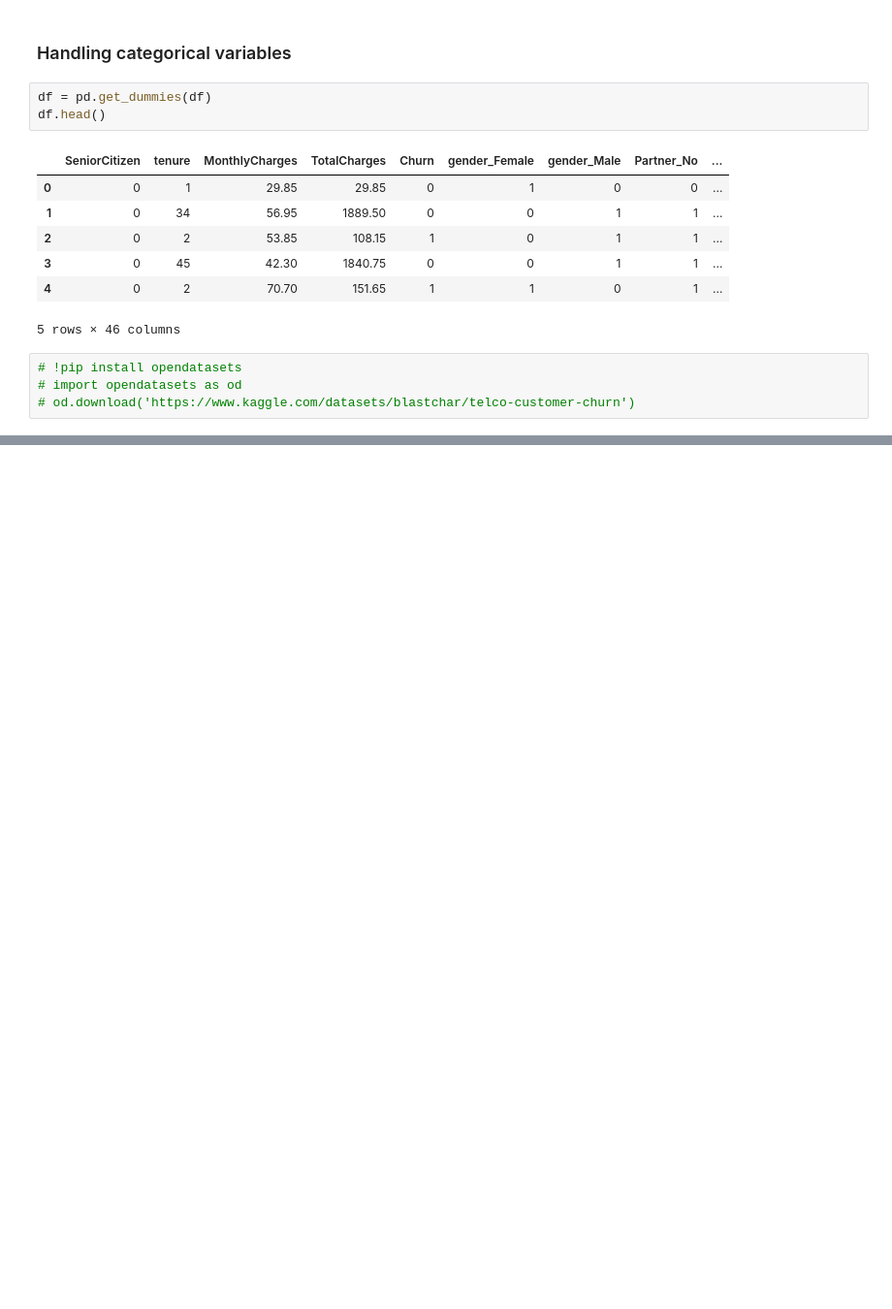
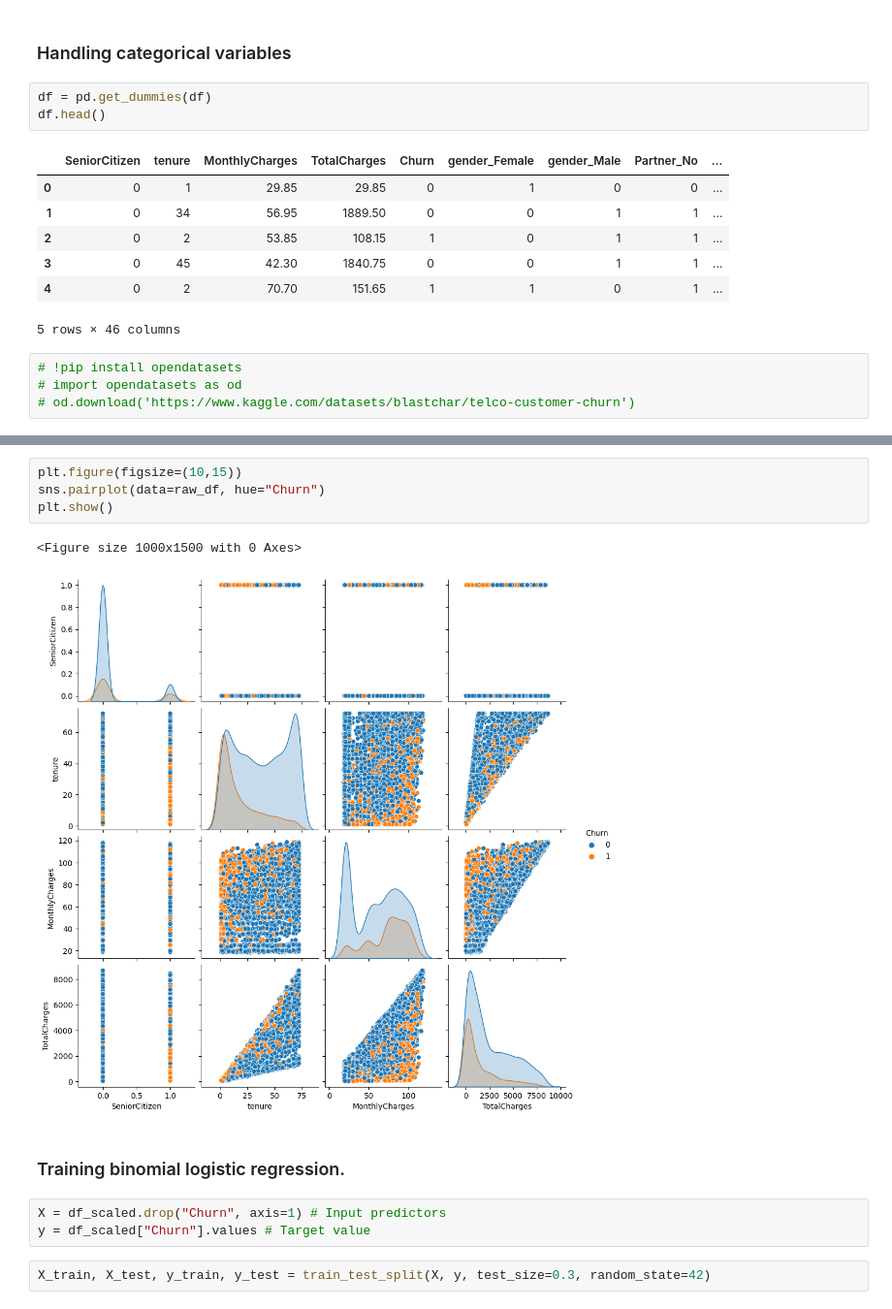
Before and after one commit to fenilenvinileno97/logistic_reg, a Jupyter notebook: 2-churn_prediction.ipynb, the cells around one changed output, grey strips where cells are left out. Shown at 97% size. Cells and saved outputs as stored; diff of their text form; blank space fills up the shorter version.

```diff
--- a/2-churn_prediction.ipynb
+++ b/2-churn_prediction.ipynb
@@ -123,0 +178,14 @@ df.head()
+# %%
+plt.figure(figsize=(10,15))
+sns.pairplot(data=raw_df, hue="Churn")
+plt.show()
+# %% [output]
+<Figure size 1000x1500 with 0 Axes>
+[figure, added]
+# %% [markdown]
+### Training binomial logistic regression.
+# %%
+X = df_scaled.drop("Churn", axis=1) # Input predictors
+y = df_scaled["Churn"].values # Target value
+# %%
+X_train, X_test, y_train, y_test = train_test_split(X, y, test_size=0.3, random_state=42)
```
Also changed, not shown: parts of 31 cells of this notebook.
